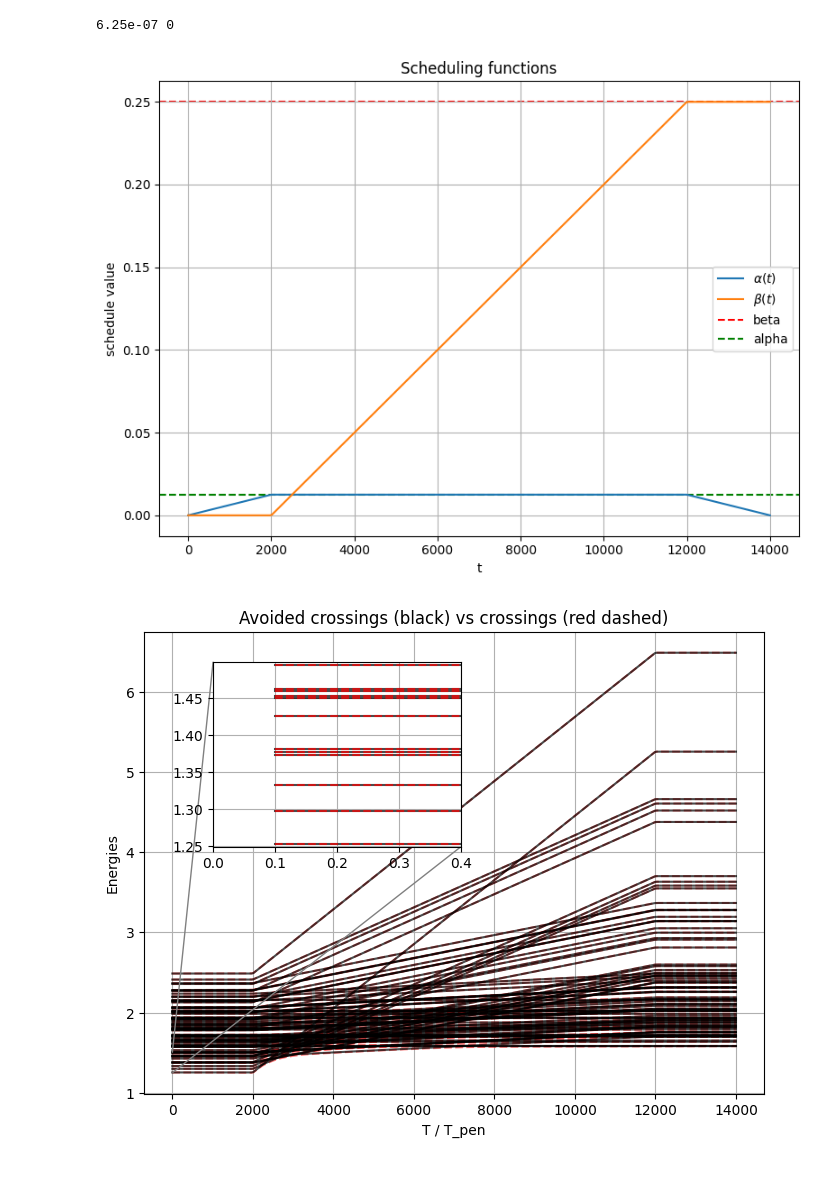
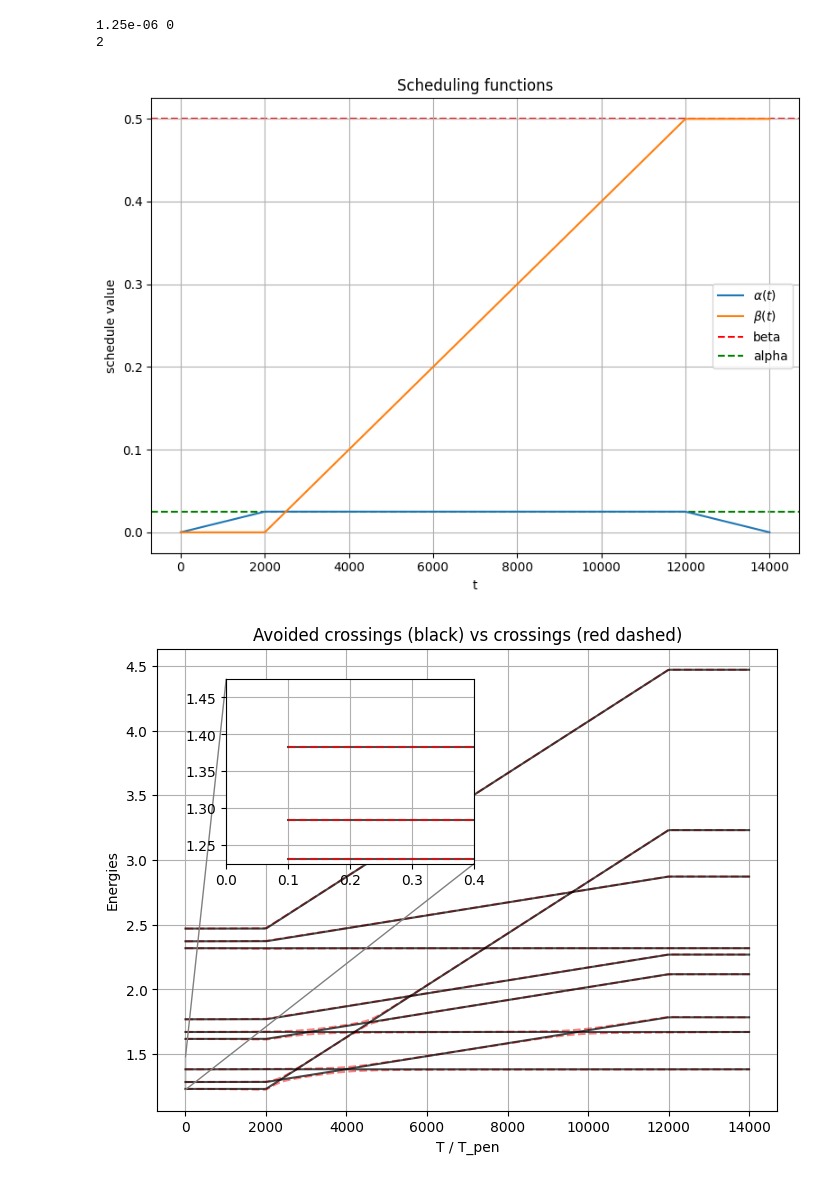
Before and after one commit to Secretmud/zermelos-navigation-problem, a Jupyter notebook: src/LandauZener.ipynb, the cells around one changed output. Saved outputs shown, nothing was run; the diff lists cells and outputs as text; code cells hidden in the pictures.

```diff
--- a/src/LandauZener.ipynb
+++ b/src/LandauZener.ipynb
@@ -10,7 +10,7 @@ from lib.hamiltonian import H_B, H_P, H_D
 from lib.schrodinger import schrodinger_split
 from lib import X
 
-n = 4
+n = 2
 steps = 300
 beta_max = 1/n
 alpha_max = 0.05/n
@@ -28,35 +28,39 @@ def a(t):
         return alpha_max * (1 - (t - (T_x + T_pen)) / T_x)
     else:
         return 0
 
 def b(t):
     if t < T_x:
         return 0
     elif t < T_x + T_pen:
         return beta_max * (t - T_x) / T_pen
     else:
         return beta_max
 
 a_s = [a(t) for t in Ts]
 b_s = [b(t) for t in Ts]
 print(a_s[0], b_s[0])
 
+gs_idx = np.argmin(np.diag(H_B(n) + beta_max*H_P(n)))
+print(gs_idx)
+
 plt.figure(figsize=(8, 6))
 plt.plot(Ts, a_s, label=r"$ \alpha (t) $")
 plt.plot(Ts, b_s, label=r"$ \beta (t) $")
 plt.axhline(beta_max,  linestyle="dashed", color="red",label="beta", zorder=0)
 plt.axhline(alpha_max, linestyle="dashed", color="green", label="alpha", zorder=0)
 plt.xlabel("t")
 plt.ylabel("schedule value")
 plt.title("Scheduling functions")
 plt.grid()
 plt.legend()
 plt.tight_layout()
 plt.savefig("scheduling_functions.pdf")
 plt.show()
 # %% [output]
-6.25e-07 0
+1.25e-06 0
+2
-[figure, old version]
+[figure, new version]
 # %%
 
 memory = joblib.Memory(location=".joblib_cache", verbose=0)
@@ -150,5 +154,5 @@ mark_inset(ax, axins, loc1=2, loc2=4, fc="none", ec="0.5")
 plt.savefig("LZ-plot.pdf")
 plt.show()
 # %% [output]
-[figure, old version]
+[figure, new version]
 # %%
```
Also changed, not shown: parts of 3 cells of this notebook, 2 other files.
